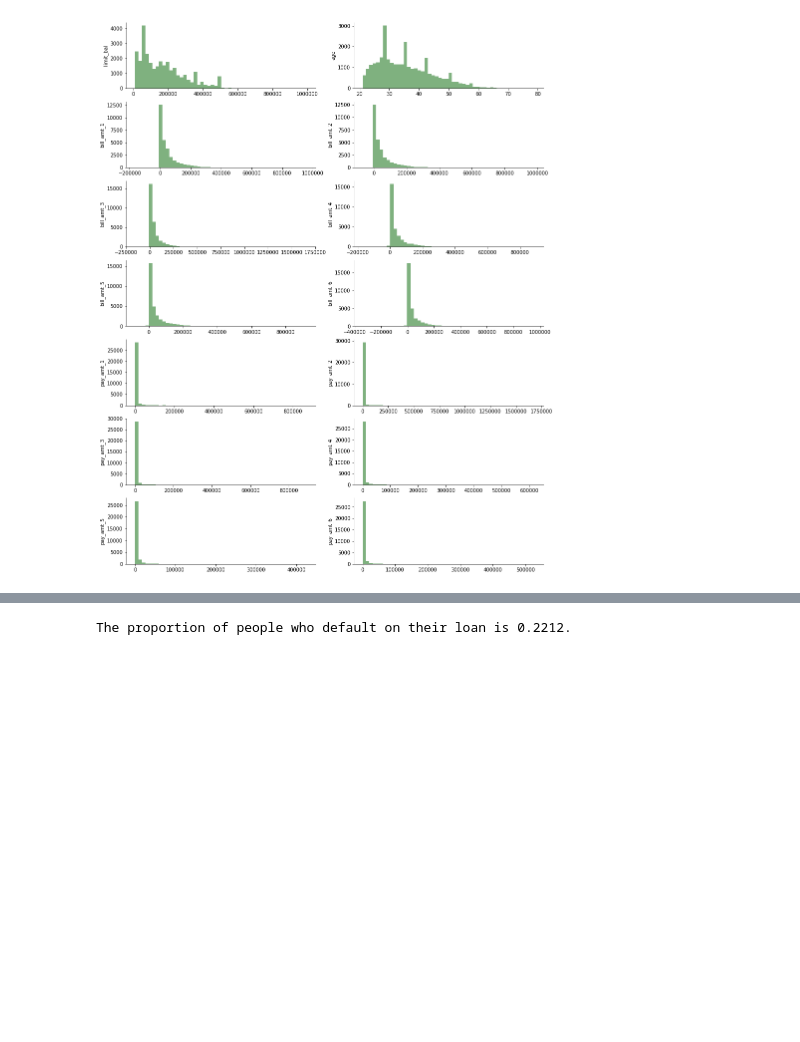
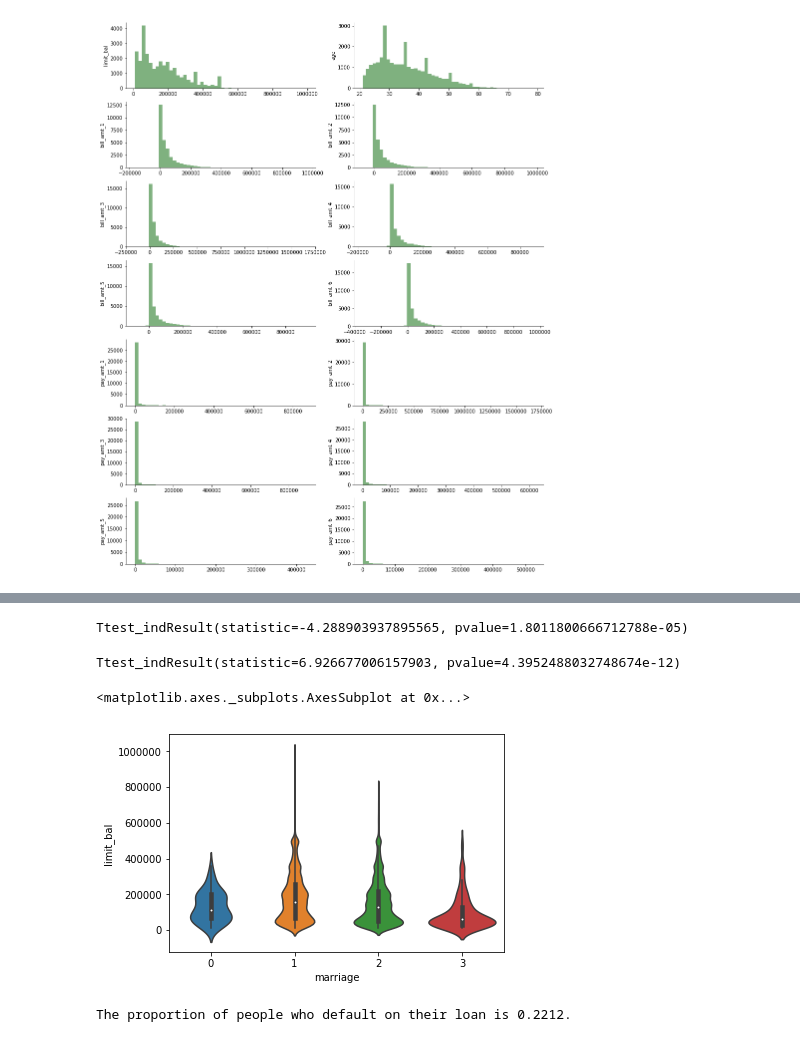
Before and after one commit to JanGeffert/AC221-FinalProject, a Jupyter notebook: eda_miru.ipynb, the cells around one changed output, grey strips where cells are left out. Saved outputs shown, nothing was run; the diff lists cells and outputs as text; code cells hidden in the pictures; blank space fills up the shorter version.

```diff
--- a/eda_miru.ipynb
+++ b/eda_miru.ipynb
@@ -91,0 +137,8 @@ for i in range(len(cols_hist)):
+# %%
+stats.ttest_ind(male_df["limit_bal"], female_df["limit_bal"])
+# %% [output]
+Ttest_indResult(statistic=-4.288903937895565, pvalue=1.8011800666712788e-05)
+# %%
+stats.ttest_ind(male_df["default"], female_df["default"])
+# %% [output]
+Ttest_indResult(statistic=6.926677006157903, pvalue=4.3952488032748674e-12)
@@ -92,3 +147,8 @@ for i in range(len(cols_hist)):
+# %%
+sns.violinplot(x="marriage", y="limit_bal", data=df)
+# %% [output]
+<matplotlib.axes._subplots.AxesSubplot at 0x...>
+[figure, added]
 # %%
 print("The proportion of people who default on their loan is %s." %(len(df[df['default']==1])/len(df)))
 # %% [output]
```
Also changed, not shown: parts of 31 cells of this notebook.
